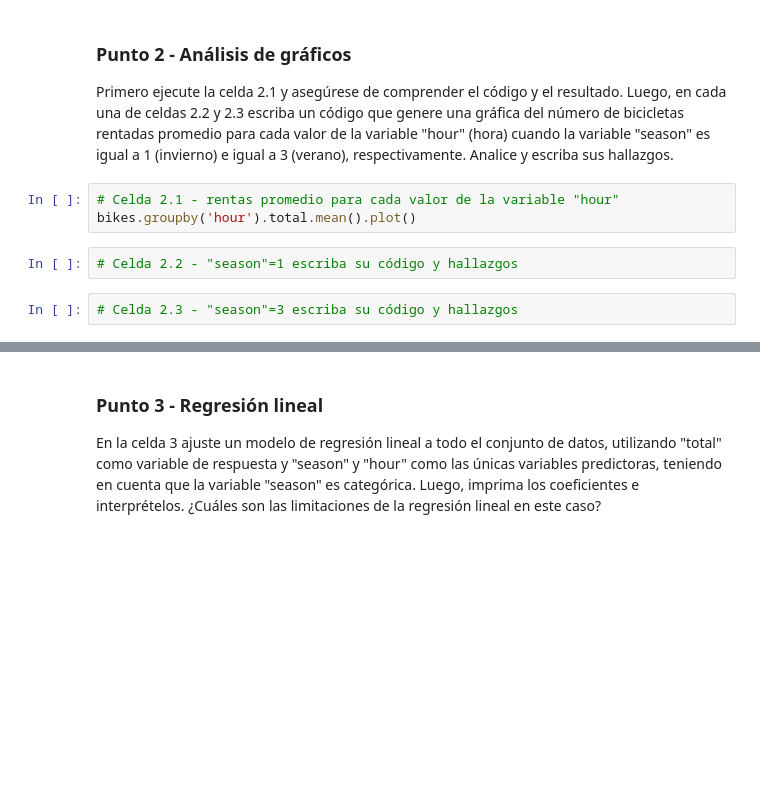
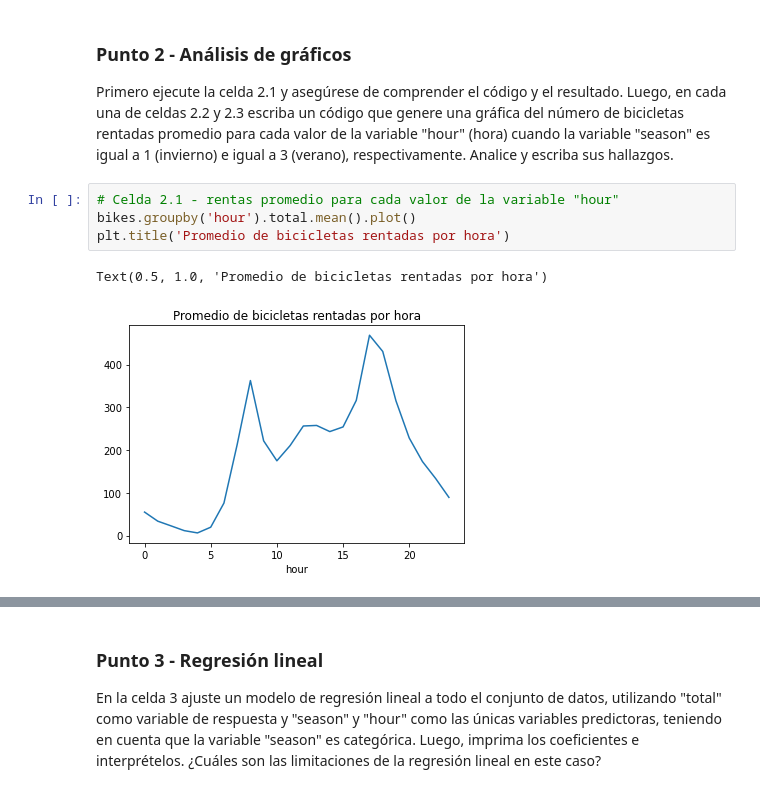
Before and after one commit to ClauBaqueroRico/CbR, a Jupyter notebook: S1TC1_arboles_ensamblajesCBR.ipynb, the cells around one changed output, grey strips where cells are left out. Saved outputs shown, nothing was run; the diff lists cells and outputs as text; blank space fills up the shorter version.

```diff
--- a/S1TC1_arboles_ensamblajesCBR.ipynb
+++ b/S1TC1_arboles_ensamblajesCBR.ipynb
@@ -52,7 +140,7 @@ Primero ejecute la celda 2.1 y asegúrese de comprender el código y el resultad
 # %%
 # Celda 2.1 - rentas promedio para cada valor de la variable "hour"
 bikes.groupby('hour').total.mean().plot()
+plt.title('Promedio de bicicletas rentadas por hora')
+# %% [output]
+Text(0.5, 1.0, 'Promedio de bicicletas rentadas por hora')
+[figure, added]
-# %%
-# Celda 2.2 - "season"=1 escriba su código y hallazgos
-# %%
-# Celda 2.3 - "season"=3 escriba su código y hallazgos
```
Also changed, not shown: parts of 43 cells of this notebook.
